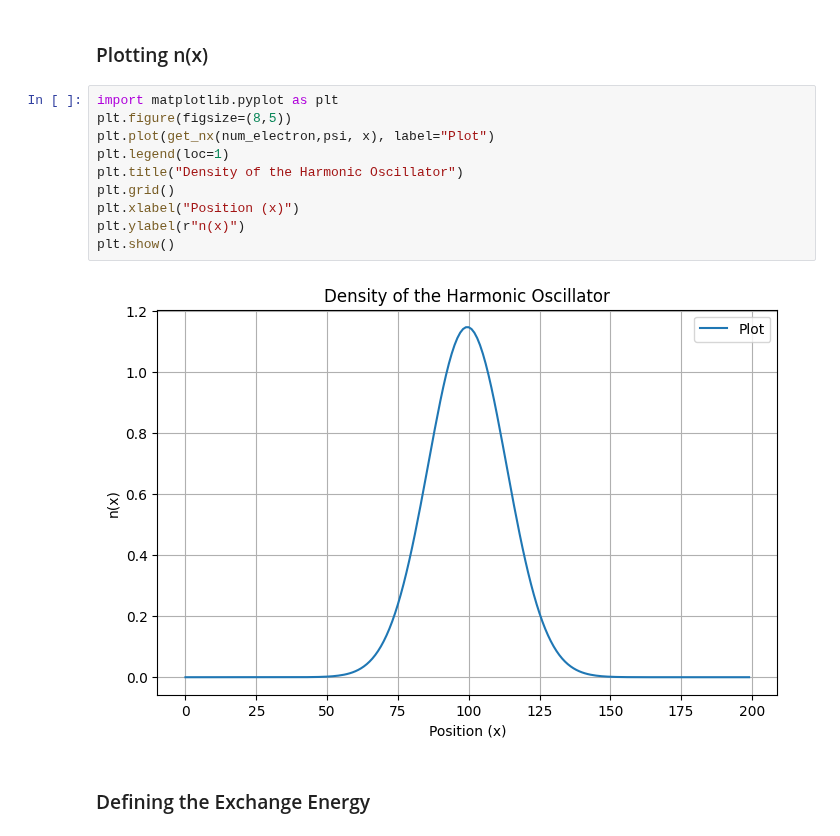
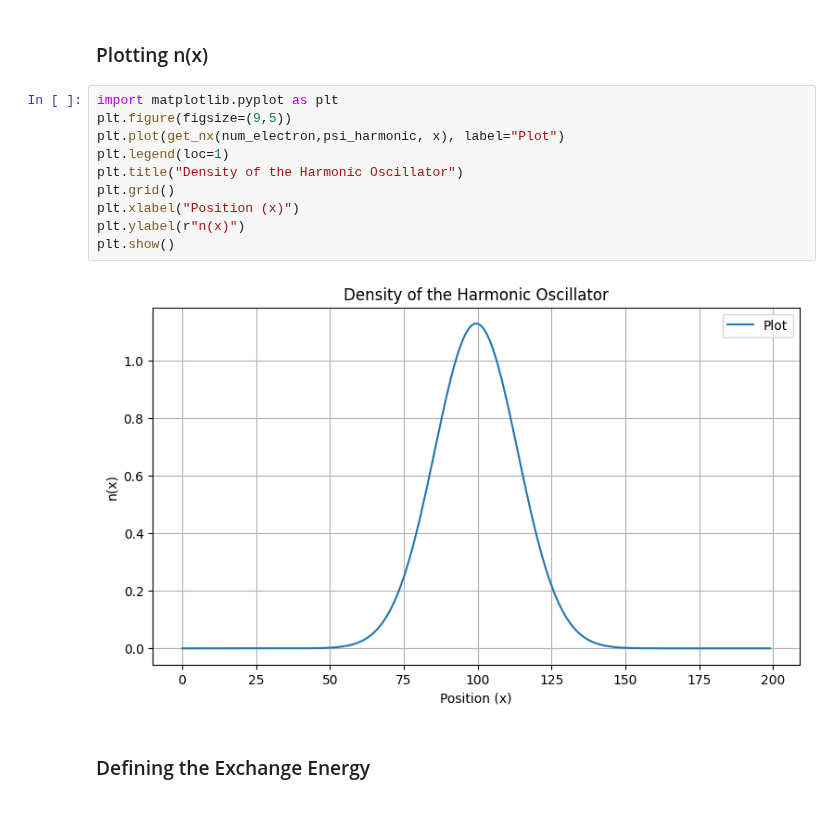
Before and after one commit to ananthapadmanabhan18/P452_Computational_Physics, a Jupyter notebook: Term_Project/Term_project.ipynb, the cells around one changed output. Drawn from its saved outputs; the diff is of its cells as text.

```diff
--- a/Term_Project/Term_project.ipynb
+++ b/Term_Project/Term_project.ipynb
@@ -88,16 +88,16 @@ def get_nx(num_electron, psi, x):
 ### Plotting n(x)
 # %%
 import matplotlib.pyplot as plt
-plt.figure(figsize=(8,5))
-plt.plot(get_nx(num_electron,psi, x), label="Plot")
+plt.figure(figsize=(9,5))
+plt.plot(get_nx(num_electron,psi_harmonic, x), label="Plot")
 plt.legend(loc=1)
 plt.title("Density of the Harmonic Oscillator")
 plt.grid()
 plt.xlabel("Position (x)")
 plt.ylabel(r"n(x)")
 plt.show()
 # %% [output]
-[figure, old version]
+[figure, new version]
 # %% [markdown]
 ### Defining the Exchange Energy
 # %%
```
Also changed, not shown: parts of 1 cell of this notebook, 4 other files.
